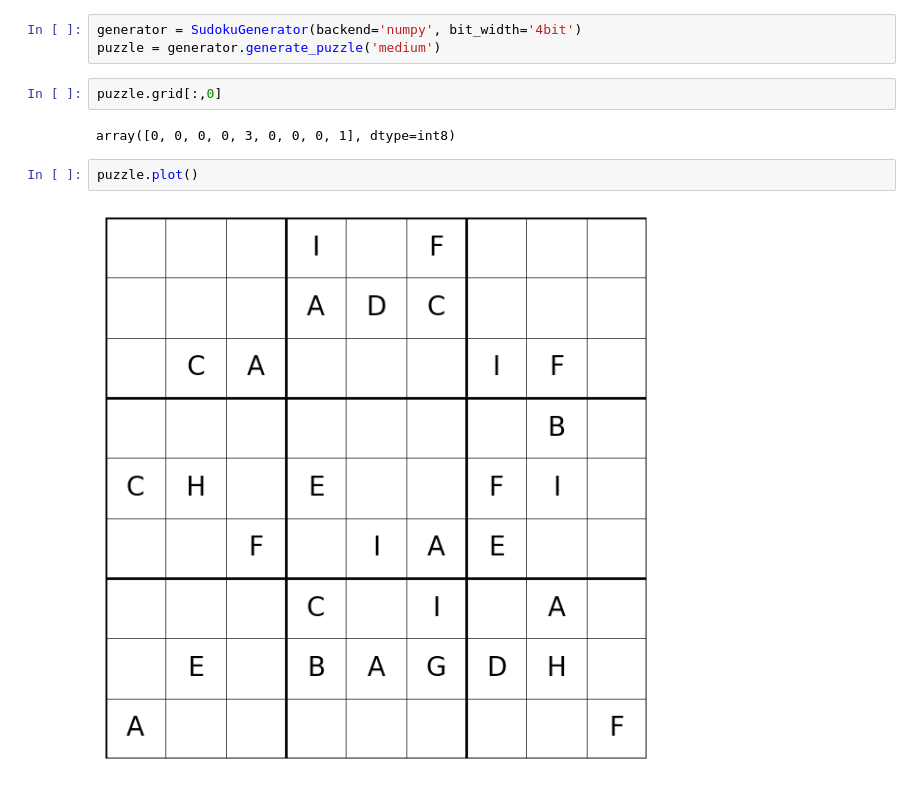
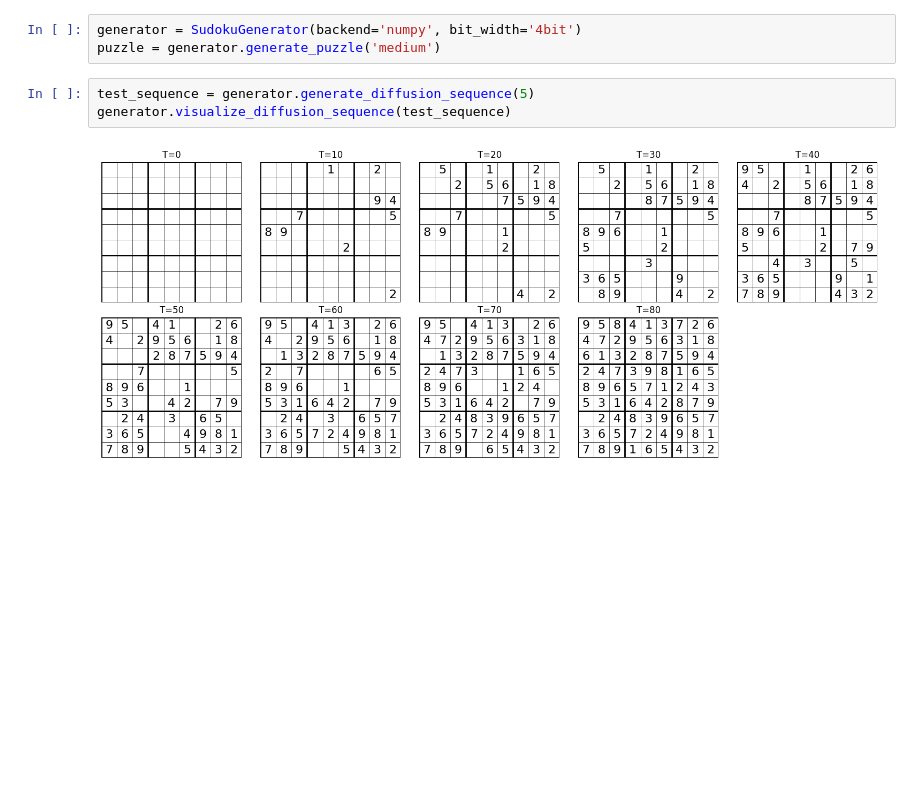
Before and after one commit to sooham/svi.on.mnist, a Jupyter notebook: test_sudoku.ipynb, the cells around one changed output. Cells and saved outputs as stored; diff of their text form; blank space fills up the shorter version.

```diff
--- a/test_sudoku.ipynb
+++ b/test_sudoku.ipynb
@@ -3,11 +3,8 @@ from sudoku import Sudoku, SudokuGenerator
 # %%
 generator = SudokuGenerator(backend='numpy', bit_width='4bit')
 puzzle = generator.generate_puzzle('medium')
-# %%
-puzzle.grid[:,0]
-# %% [output]
-array([0, 0, 0, 0, 3, 0, 0, 0, 1], dtype=int8)
-# %%
-puzzle.plot()
-# %% [output]
-[figure, removed]
+# %%
+test_sequence = generator.generate_diffusion_sequence(5)
+generator.visualize_diffusion_sequence(test_sequence)
+# %% [output]
+[figure, added]
```
Also changed, not shown: 2 other files.
